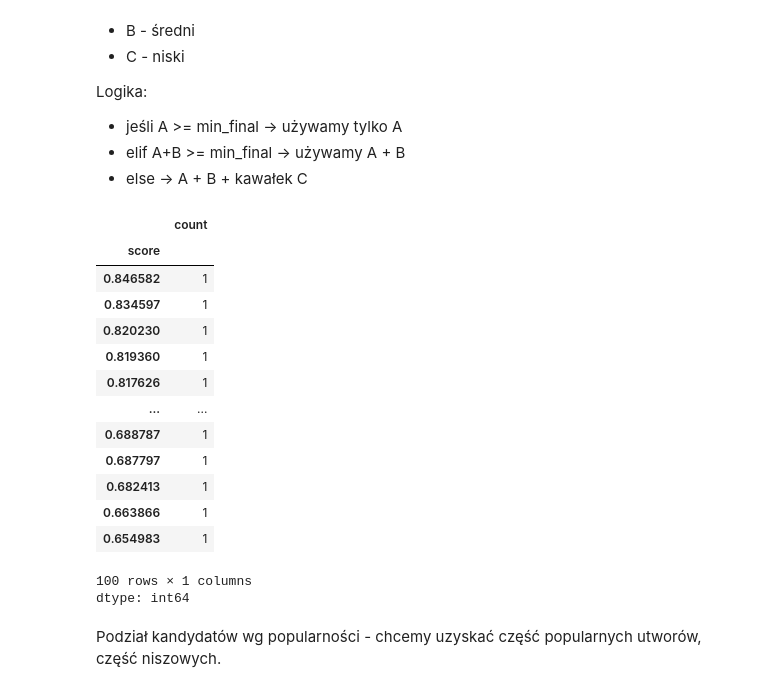
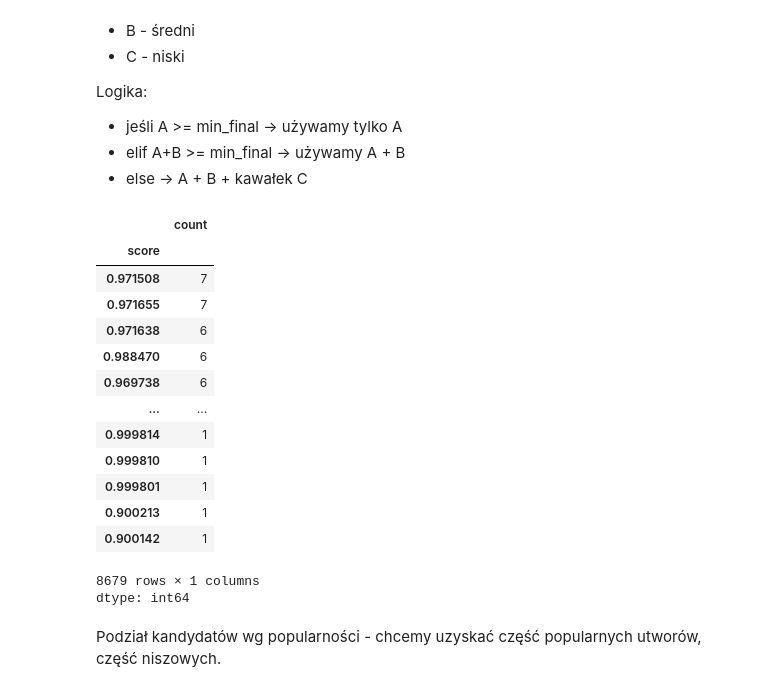
Before and after one commit to klaudia-pruchnik/Proptify, a Jupyter notebook: algoritm_near_finished.ipynb, the cells around one changed output. Drawn from its saved outputs; the diff is of its cells as text; code cells hidden in the pictures.

```diff
--- a/algoritm_near_finished.ipynb
+++ b/algoritm_near_finished.ipynb
@@ -1234,0 +1378,4 @@ def merge_tag_and_audio_scores(
+# %%
+# Policz Audio Score
+if not candidades_df.empty and criteria_audio:
+    candidades_df['audio_score'] = calculate_audio_match(candidades_df, criteria_audio)
@@ -1239,5 +1395,5 @@ picked_prompt
 # %%
-candidades_merged_score_df = merge_tag_and_audio_scores(candidades_df, audio_weight=0.6)
+candidades_merged_score_df = merge_tag_and_audio_scores(candidades_df, audio_weight=0.6, use_tags=has_tags)
 candidades_merged_score_df[['artist', 'name', 'tag_score', 'audio_score', 'score']].head(20)
 # %% [output]
 |  | artist | name | tag_score | audio_score | score |
@@ -1292,8 +1448,22 @@ def tier_by_score(candidates: pd.DataFrame, t_high: float, t_mid: float):
 # %%
 def calculate_dynamic_thresholds(candidates_df, high_threshold=0.75, mid_threshold=0.5):
     """
-    Wylicza progi t_high i t_mid na podstawie tego,
-    jak dobre wyniki w ogóle udało się znaleźć.
+    Wylicza adaptacyjne progi punktowe (t_high, t_mid) służące do podziału wyników na Tiery (np. A i B).
+
+    Logika łączy podejście względne (relative) z bezwzględnym (absolute):
+    1. Podejście względne: Próg dostosowuje się do najlepszego wyniku w danej puli (max_score).
+       Jeśli mamy świetne dopasowania (np. 0.95), próg Tier A rośnie (np. do 0.85), aby wybrać tylko "śmietankę".
+    2. Podejście bezwzględne (Quality Gate): Próg nigdy nie spadnie poniżej ustalonego minimum (high_threshold).
+       Jeśli najlepszy wynik to tylko 0.6, a high_threshold to 0.75, to t_high wyniesie 0.75.
+       W efekcie Tier A pozostanie pusty, co jest pożądanym zachowaniem (nie pokazujemy słabych wyników jako "świetne").
+
+    Args:
+        candidates_df (pd.DataFrame): DataFrame z kandydatami, musi zawierać kolumnę 'score'.
+        high_threshold (float, optional): Minimalna wartość bezwzględna dla Tier A. Domyślnie 0.75.
+        mid_threshold (float, optional): Minimalna wartość bezwzględna dla Tier B. Domyślnie 0.5.
+
+    Returns:
+        Tuple[float, float]: Krotka zawierająca wyliczone progi (t_high, t_mid).
     """
     if candidates_df.empty:
         return 0.0, 0.0
@@ -1301,11 +1471,11 @@ def calculate_dynamic_thresholds(candidates_df, high_threshold=0.75, mid_thresho
     # Jaki jest absolutnie najlepszy wynik dla tego zapytania?
     max_score = candidates_df['score'].max()
 
-    # --- LOGIKA ADAPTACYJNA ---
+    # LOGIKA ADAPTACYJNA
 
     # 1. Tier A: Musi być blisko lidera (np. max - 0.1),
-    #    ALE nie może być mniejszy niż 0.75 (Quality Gate).
-    #    Jeśli max_score to 0.5, to t_high będzie 0.75 -> Tier A będzie pusty (i dobrze!)
+    #    ale nie może być mniejszy niż 0.75.
+    #    Jeśli max_score to 0.5, to t_high będzie 0.75 -> Tier A będzie pusty
     t_high = max(high_threshold, max_score - 0.1)
 
     # 2. Tier B: Musi być sensowny (np. max - 0.3),
@@ -1322,4 +1486,8 @@ t_high, t_mid
 # %%
-t_high, t_mid = calculate_dynamic_thresholds(candidades_merged_score_df)
+t_high, t_mid = calculate_dynamic_thresholds(
+    candidades_merged_score_df,
+    high_threshold=WORKSET_CONFIG['min_absolute_high'],
+    mid_threshold=WORKSET_CONFIG['min_absolute_mid']
+)
 t_high, t_mid
 # %% [output]
@@ -1440,24 +1609,29 @@ def build_working_set(
 
     return working
 # %%
-working = build_working_set(tier_a, tier_b, tier_c, SCORE_TIERS_CONFIG['min_final'], SCORE_TIERS_CONFIG['max_c_from_low_tier'])
+working = build_working_set(
+    tier_a, tier_b, tier_c,
+    target_pool_size=WORKSET_CONFIG['target_pool_size'],
+    min_required_size=WORKSET_CONFIG['min_required_size'],
+    popularity_rescue_ratio=WORKSET_CONFIG['popularity_rescue_ratio']
+)
 # working
 working["score"].value_counts()
 # %% [output]
 |  | count |
 | score |  |
-| 0.846582 | 1 |
-| 0.834597 | 1 |
-| 0.820230 | 1 |
-| 0.819360 | 1 |
-| 0.817626 | 1 |
+| 0.971508 | 7 |
+| 0.971655 | 7 |
+| 0.971638 | 6 |
+| 0.988470 | 6 |
+| 0.969738 | 6 |
 | ... | ... |
-| 0.688787 | 1 |
-| 0.687797 | 1 |
-| 0.682413 | 1 |
-| 0.663866 | 1 |
-| 0.654983 | 1 |
+| 0.999814 | 1 |
+| 0.999810 | 1 |
+| 0.999801 | 1 |
+| 0.900213 | 1 |
+| 0.900142 | 1 |
-100 rows × 1 columns
+8679 rows × 1 columns
 dtype: int64
 # %% [markdown]
 Podział kandydatów wg popularności - chcemy uzyskać część popularnych utworów, część niszowych.
```
Also changed, not shown: parts of 63 cells of this notebook.
